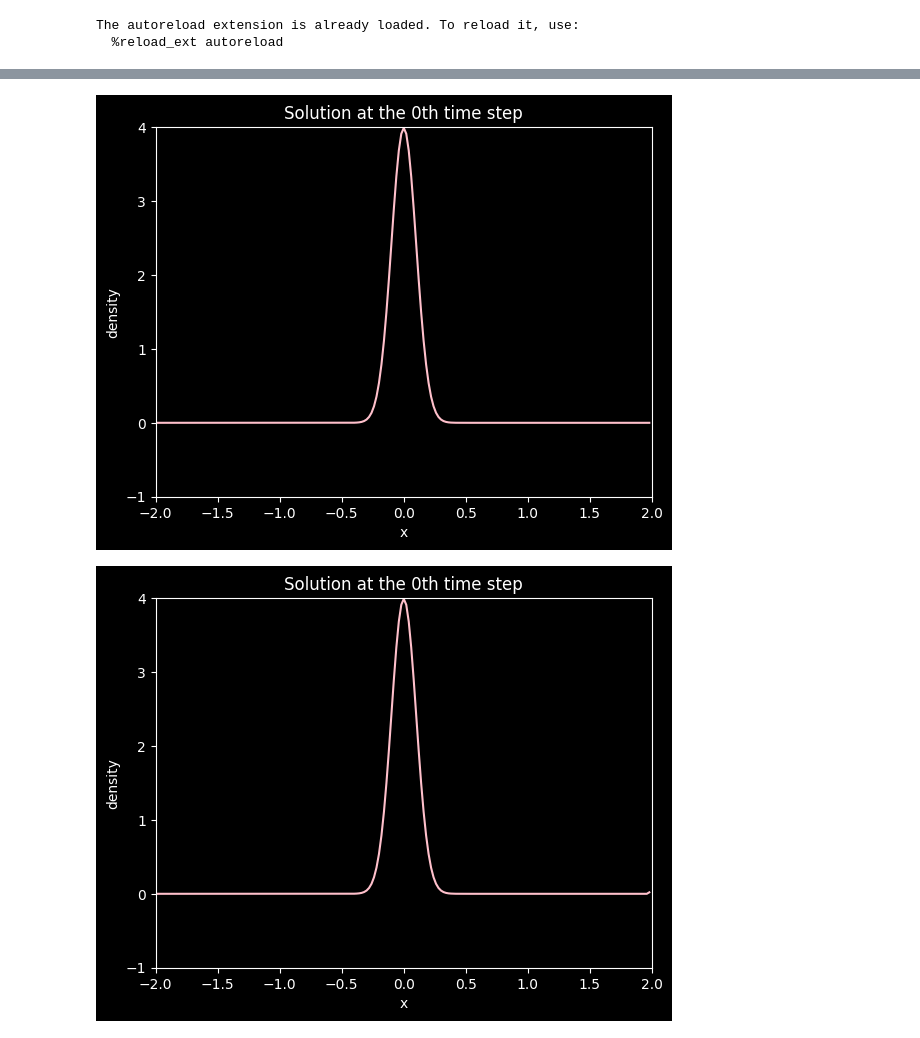
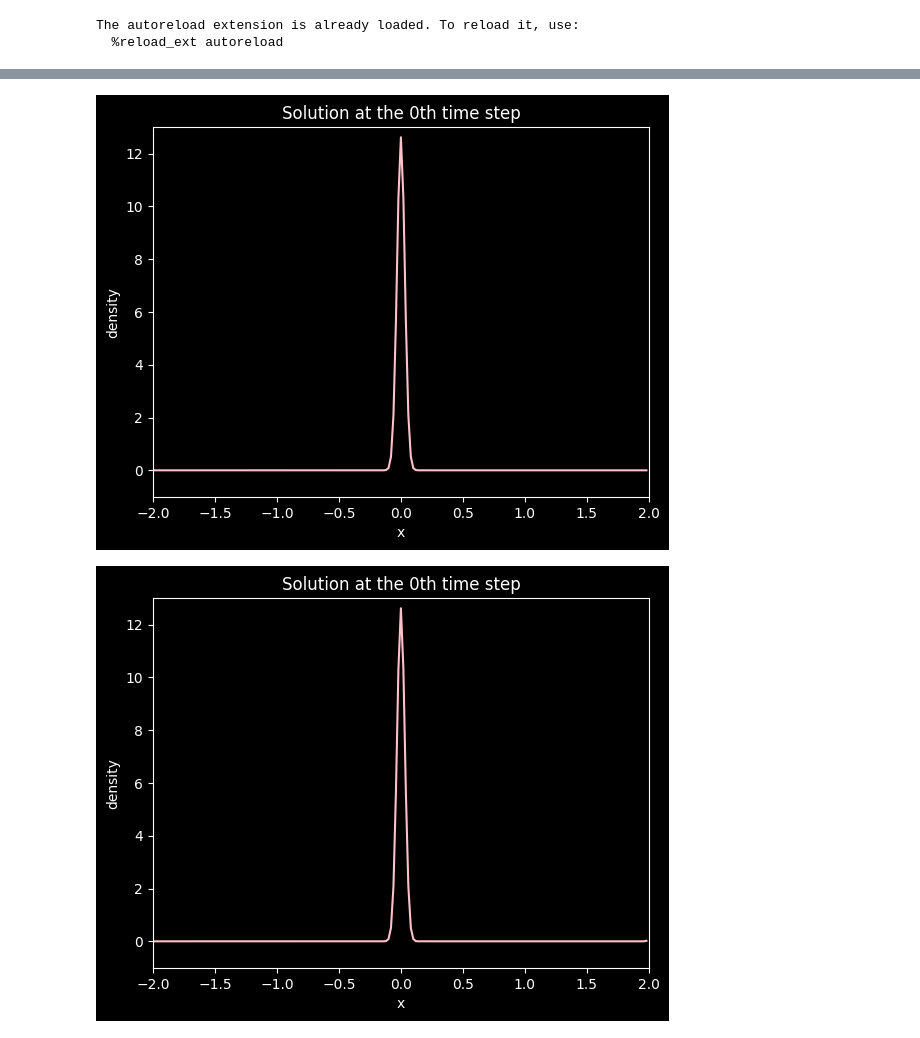
Before and after one commit to Louis-Finegan/Convection-Diffusion-Models-Finite-Difference-Method-Python3, a Jupyter notebook: examples/Fokker_Plank_equation.ipynb, the cells around one changed output, grey strips where cells are left out. Cells and saved outputs as stored; diff of their text form; code cells hidden in the pictures.

```diff
--- a/examples/Fokker_Plank_equation.ipynb
+++ b/examples/Fokker_Plank_equation.ipynb
@@ -78,7 +78,7 @@ x = np.arange(-2, 2, dx)
 sigma = 0.01
 amp = 1
 
-init = amp*(1/np.sqrt(sigma*2*np.pi))*np.exp(-(1/2)*((x**2)/sigma))
+init = amp*(1/np.sqrt(0.001*2*np.pi))*np.exp(-(1/2)*((x**2)/0.001))
 # %%
 def solve(Nt, Nx, dt, dx, Diffusion, Convection, init):
     FokkerPlank = dc.convection_diffusion_1dims(Nt, Nx, dt, dx, Diffusion, Convection, init)
@@ -91,24 +91,24 @@ dirichlet, neumann = solve(Nt, Nx, dt, dx, Diffusion, Convection, init)
 # %%
 # Plotting the 0th time step state
 plt.figure(0)
-ax = plt.axes(xlim=(-2, 2), ylim=(-1, 4)) # left bound -5 and right bound 5
+ax = plt.axes(xlim=(-2, 2), ylim=(-1, 13)) # left bound -5 and right bound 5
 ax.plot(x, dirichlet[0], color='pink')
 plt.title('Solution at the 0th time step')
 plt.xlabel('x')
 plt.ylabel('density')
 plt.show()
 
 # Plotting the 0th time step state
 plt.figure(1)
-ax = plt.axes(xlim=(-2, 2), ylim=(-1, 4)) # left bound -5 and right bound 5
+ax = plt.axes(xlim=(-2, 2), ylim=(-1, 13)) # left bound -5 and right bound 5
 ax.plot(x, neumann[0], color='pink')
 plt.title('Solution at the 0th time step')
 plt.xlabel('x')
 plt.ylabel('density')
 plt.show()
 # %% [output]
-[figure, old version]
+[figure, new version]
-[figure, old version]
+[figure, new version]
 # %%
 # Setting up the animation
 FPS = 60
```
Also changed, not shown: parts of 5 cells of this notebook, 7 other files.
